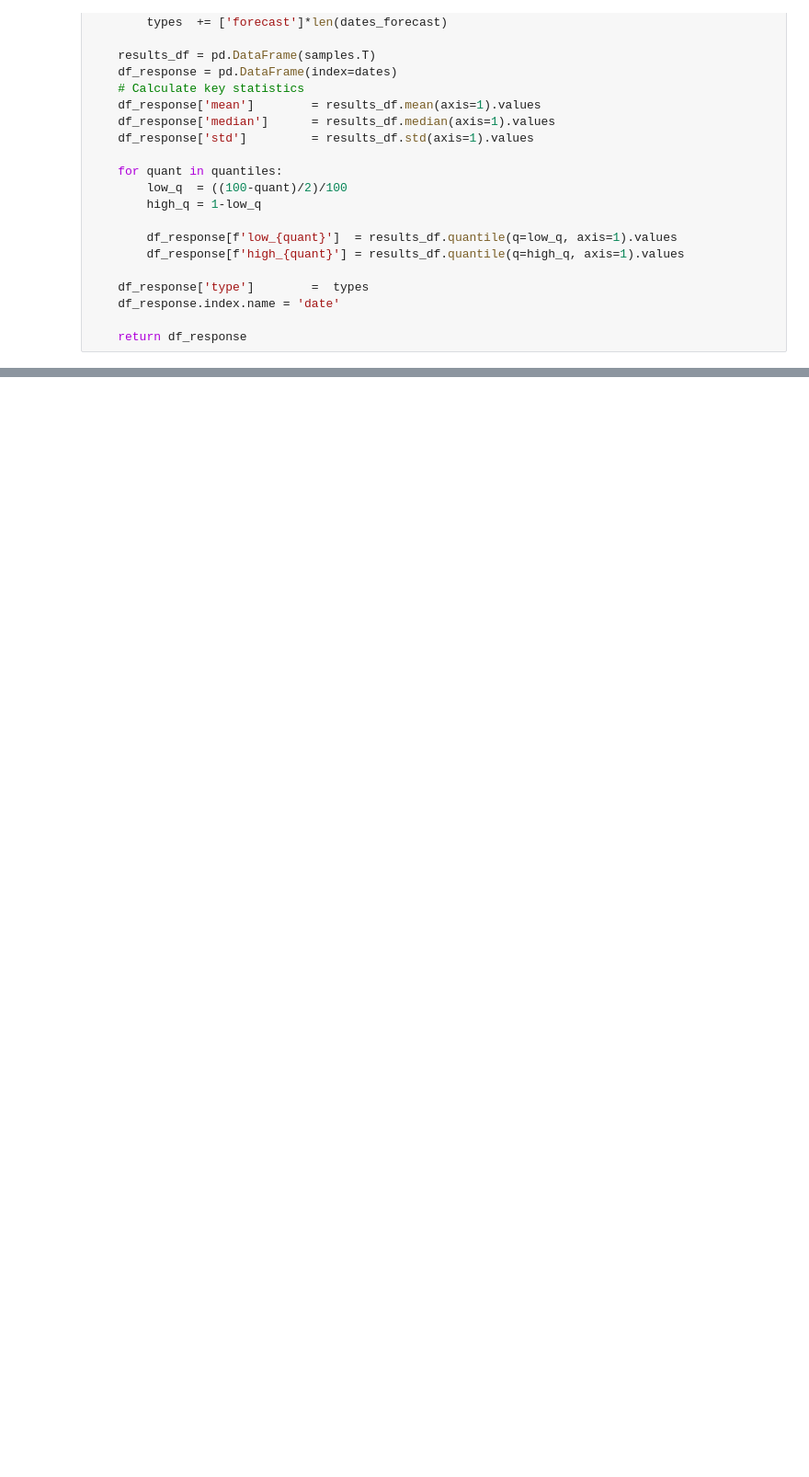
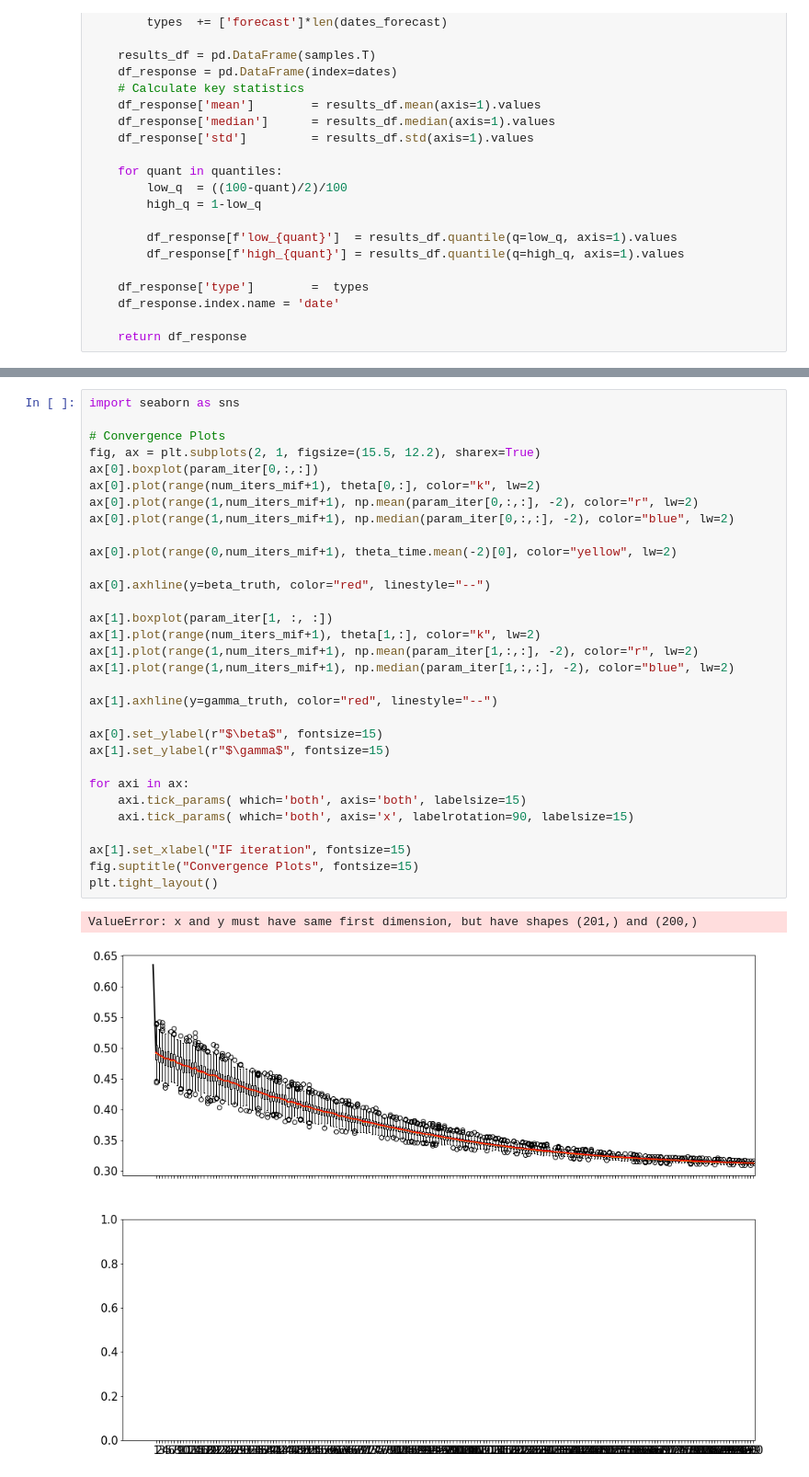
Before and after one commit to ChaosDonkey06/ID_Modeling, a Jupyter notebook: POMP_INFERENCE/SIR_IF_EAKF.ipynb, the cells around one changed output, grey strips where cells are left out. Shown: that part at 92% size. Saved outputs shown, nothing was run; the diff lists cells and outputs as text; blank space fills up the shorter version.

```diff
--- a/POMP_INFERENCE/SIR_IF_EAKF.ipynb
+++ b/POMP_INFERENCE/SIR_IF_EAKF.ipynb
@@ -860,0 +709,34 @@ SyntaxError: invalid syntax (<ipython-input-123-ab0540fbaefa>, line 23)
+# %%
+import seaborn as sns
+
+# Convergence Plots
+fig, ax = plt.subplots(2, 1, figsize=(15.5, 12.2), sharex=True)
+ax[0].boxplot(param_iter[0,:,:])
+ax[0].plot(range(num_iters_mif+1), theta[0,:], color="k", lw=2)
+ax[0].plot(range(1,num_iters_mif+1), np.mean(param_iter[0,:,:], -2), color="r", lw=2)
+ax[0].plot(range(1,num_iters_mif+1), np.median(param_iter[0,:,:], -2), color="blue", lw=2)
+
+ax[0].plot(range(0,num_iters_mif+1), theta_time.mean(-2)[0], color="yellow", lw=2)
+
+ax[0].axhline(y=beta_truth, color="red", linestyle="--")
+
+ax[1].boxplot(param_iter[1, :, :])
+ax[1].plot(range(num_iters_mif+1), theta[1,:], color="k", lw=2)
+ax[1].plot(range(1,num_iters_mif+1), np.mean(param_iter[1,:,:], -2), color="r", lw=2)
+ax[1].plot(range(1,num_iters_mif+1), np.median(param_iter[1,:,:], -2), color="blue", lw=2)
+
+ax[1].axhline(y=gamma_truth, color="red", linestyle="--")
+
+ax[0].set_ylabel(r"$\beta$", fontsize=15)
+ax[1].set_ylabel(r"$\gamma$", fontsize=15)
+
+for axi in ax:
+    axi.tick_params( which='both', axis='both', labelsize=15)
+    axi.tick_params( which='both', axis='x', labelrotation=90, labelsize=15)
+
+ax[1].set_xlabel("IF iteration", fontsize=15)
+fig.suptitle("Convergence Plots", fontsize=15)
+plt.tight_layout()
+# %% [output]
+ValueError: x and y must have same first dimension, but have shapes (201,) and (200,)
+[figure, added]
```
Also changed, not shown: parts of 38 cells of this notebook, 4 other files.
